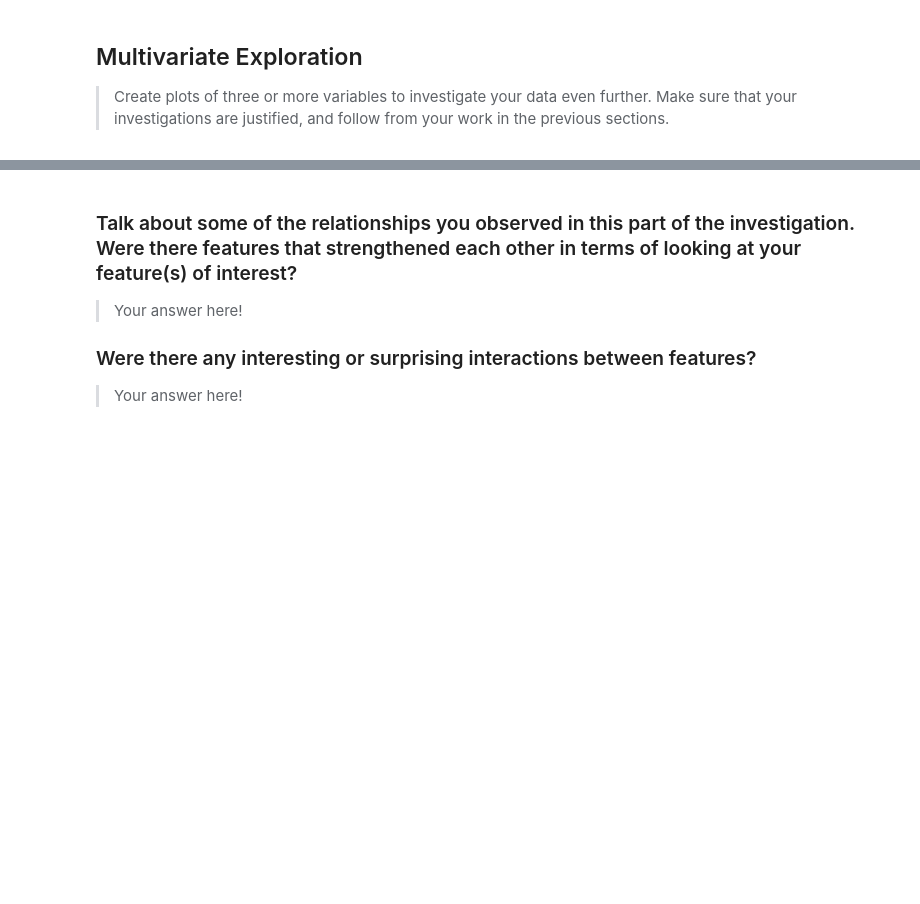
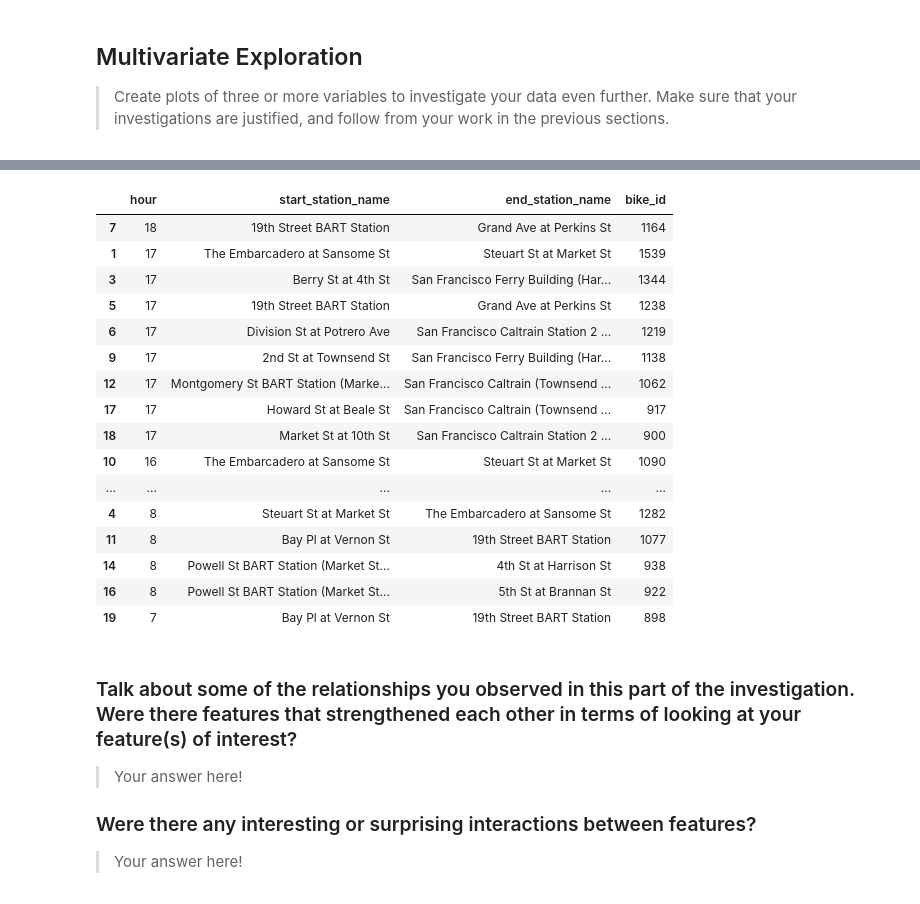
Before and after one commit to apozuelog/Data-visualization-project, a Jupyter notebook: exploration.ipynb, the cells around one changed output, grey strips where cells are left out. Drawn from its saved outputs; the diff is of its cells as text; code cells hidden in the pictures; blank space fills up the shorter version.

```diff
--- a/exploration.ipynb
+++ b/exploration.ipynb
@@ -466,3 +406,20 @@ fashion in the previous section (univariate exploration).
 > Create plots of three or more variables to investigate your data even
 further. Make sure that your investigations are justified, and follow from
 your work in the previous sections.
+# %%
+df_flujo = df_clean[['start_station_id', 'end_station_id', 'bike_id', 'start_station_name', 'start_station_longitude', 'start_station_latitude', 'end_station_name',
+          'end_station_longitude', 'end_station_latitude', 'hour']]
+ida = df_flujo.groupby(['hour', 'start_station_id', 'start_station_name', 'start_station_longitude'
+                        , 'start_station_latitude'])['bike_id'].count()
+vuelta = df_flujo.groupby(['hour', 'end_station_id', 'end_station_name', 'end_station_longitude'
+                        , 'end_station_latitude'])['bike_id'].count()
+
+gr_trips = df_flujo.groupby(['hour'
+, 'start_station_id', 'start_station_name', 'start_station_longitude', 'start_station_latitude'
+, 'end_station_id', 'end_station_name', 'end_station_longitude', 'end_station_latitude'])['bike_id'].count()
+
+df_trips=gr_trips.sort_values(ascending=False).head(20).to_frame()
+
+df_trips.columns = [''.join(col).strip() for col in df_trips.columns.values]
+df_trips = df_trips.reset_index()
+df_trips.info()
@@ -468,0 +442,6 @@ your work in the previous sections.
+# %%
+ida=df_trips[['hour','start_station_name','end_station_name','bike_id']]
+ida=ida.sort_values(by=['hour','bike_id'], ascending=[True,False])
+# %%
+vuelta=df_trips[['hour','start_station_name','end_station_name','bike_id']]
+vuelta=ida.sort_values(by=['hour','bike_id'], ascending=[False,False])
@@ -469,3 +463,23 @@ your work in the previous sections.
+# %%
+vuelta
+# %% [output]
+|  | hour | start_station_name | end_station_name | bike_id |
+| 7 | 18 | 19th Street BART Station | Grand Ave at Perkins St | 1164 |
+| 1 | 17 | The Embarcadero at Sansome St | Steuart St at Market St | 1539 |
+| 3 | 17 | Berry St at 4th St | San Francisco Ferry Building (Har... | 1344 |
+| 5 | 17 | 19th Street BART Station | Grand Ave at Perkins St | 1238 |
+| 6 | 17 | Division St at Potrero Ave | San Francisco Caltrain Station 2 ... | 1219 |
+| 9 | 17 | 2nd St at Townsend St | San Francisco Ferry Building (Har... | 1138 |
+| 12 | 17 | Montgomery St BART Station (Marke... | San Francisco Caltrain (Townsend ... | 1062 |
+| 17 | 17 | Howard St at Beale St | San Francisco Caltrain (Townsend ... | 917 |
+| 18 | 17 | Market St at 10th St | San Francisco Caltrain Station 2 ... | 900 |
+| 10 | 16 | The Embarcadero at Sansome St | Steuart St at Market St | 1090 |
+| ... | ... | ... | ... | ... |
+| 4 | 8 | Steuart St at Market St | The Embarcadero at Sansome St | 1282 |
+| 11 | 8 | Bay Pl at Vernon St | 19th Street BART Station | 1077 |
+| 14 | 8 | Powell St BART Station (Market St... | 4th St at Harrison St | 938 |
+| 16 | 8 | Powell St BART Station (Market St... | 5th St at Brannan St | 922 |
+| 19 | 7 | Bay Pl at Vernon St | 19th Street BART Station | 898 |
 # %% [markdown]
 ### Talk about some of the relationships you observed in this part of the investigation. Were there features that strengthened each other in terms of looking at your feature(s) of interest?
 
```
Also changed, not shown: parts of 27 cells of this notebook.
